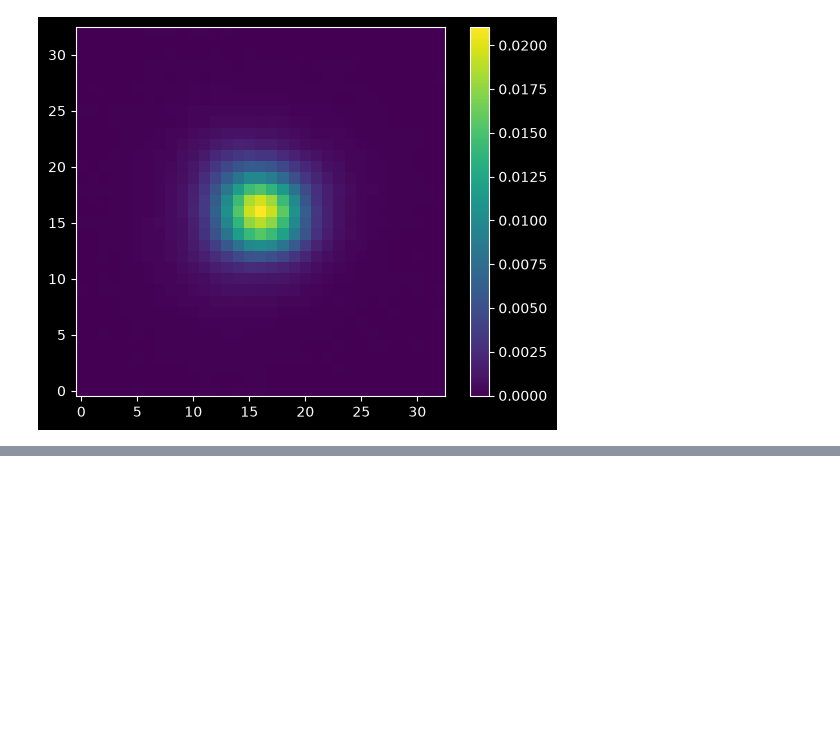
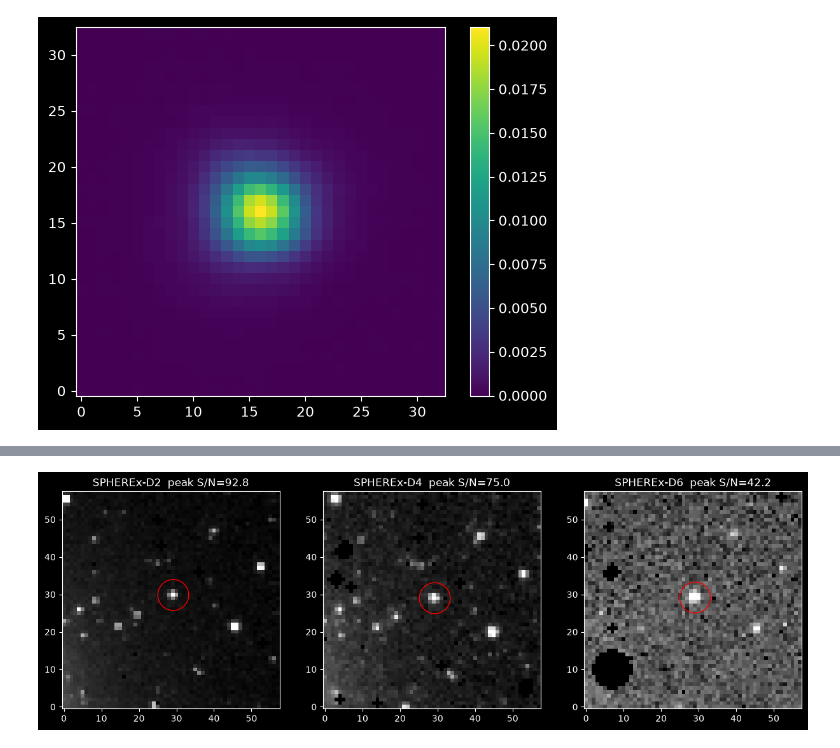
Before and after one commit to mmmaxii/spherex-blink, a Jupyter notebook: validation/notebooks/maxi/01_exploratory.ipynb, the cells around one changed output, grey strips where cells are left out. Saved outputs shown, nothing was run; the diff lists cells and outputs as text; code cells hidden in the pictures; blank space fills up the shorter version.

```diff
--- a/validation/notebooks/maxi/01_exploratory.ipynb
+++ b/validation/notebooks/maxi/01_exploratory.ipynb
@@ -242,0 +243,33 @@ plt.show()
+# %%
+from astropy.visualization import PercentileInterval
+
+
+
+def show(row, ax, title=""):
+    url = cfg.s3_https_base + json.loads(row["cloud_access"])["aws"]["key"]
+    hd = fits.open(url, use_fsspec=True, lazy_load_hdus=True)
+    hh = hd["IMAGE"].header
+    x, y = map(float, WCS(hh).world_to_pixel(position_at(hh["MJD-AVG"])))
+
+    r0, c0 = int(y) - half, int(x) - half
+    img = hd["IMAGE"].section[r0:r0 + 2 * half, c0:c0 + 2 * half]          # the image (you already have this)
+    flags = hd["FLAGS"].section[r0:r0 + 2 * half, c0:c0 + 2 * half].astype(np.int64)  # NEW: flags of the same cutout
+    img = np.where((flags & bad) != 0, np.nan, img)                          # NEW: bad pixel -> NaN
+
+    var = hd["VARIANCE"].section[r0:r0 + 2 * half, c0:c0 + 2 * half]
+    yy, xx = int(round(y)) - r0, int(round(x)) - c0
+    snr = (img[yy, xx] - np.nanmedian(img)) / np.sqrt(var[yy, xx])
+    ax.imshow(img, origin="lower", cmap="gray",
+              norm=ImageNormalize(img, interval=PercentileInterval(99.5), stretch=AsinhStretch(0.1)))
+    ax.plot(x - c0, y - r0, "o", mfc="none", mec="r", ms=35, mew=1)
+
+
+    ax.set_title(f"{title}  peak S/N={snr:.1f}")
+
+fig, ax = plt.subplots(1, 3, figsize=(15, 5))
+for a, det in zip(ax, ["SPHEREx-D2", "SPHEREx-D4", "SPHEREx-D6"]):
+    rows = t[t["energy_bandpassname"] == det]
+    show(rows[len(rows) // 2], a, det)
+plt.show()
+# %% [output]
+[figure, added]
```
Also changed, not shown: parts of 2 cells of this notebook, 3 other files.
